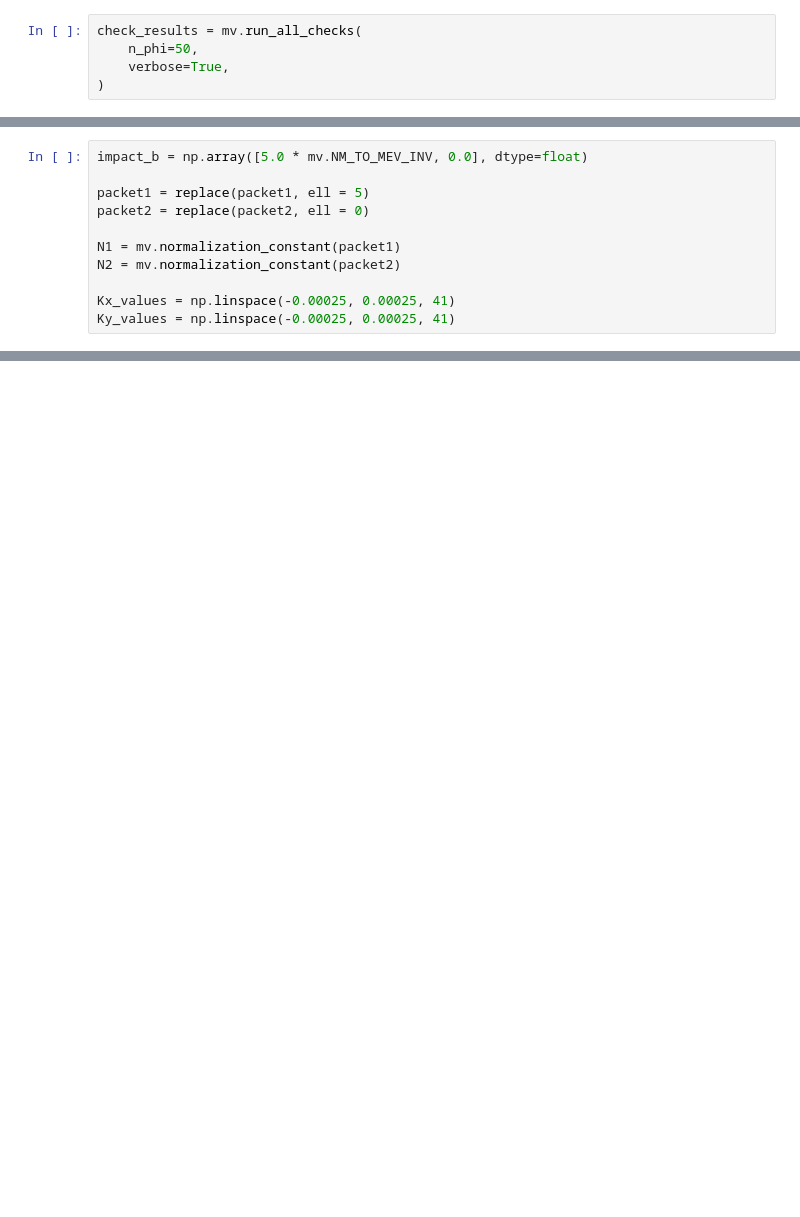
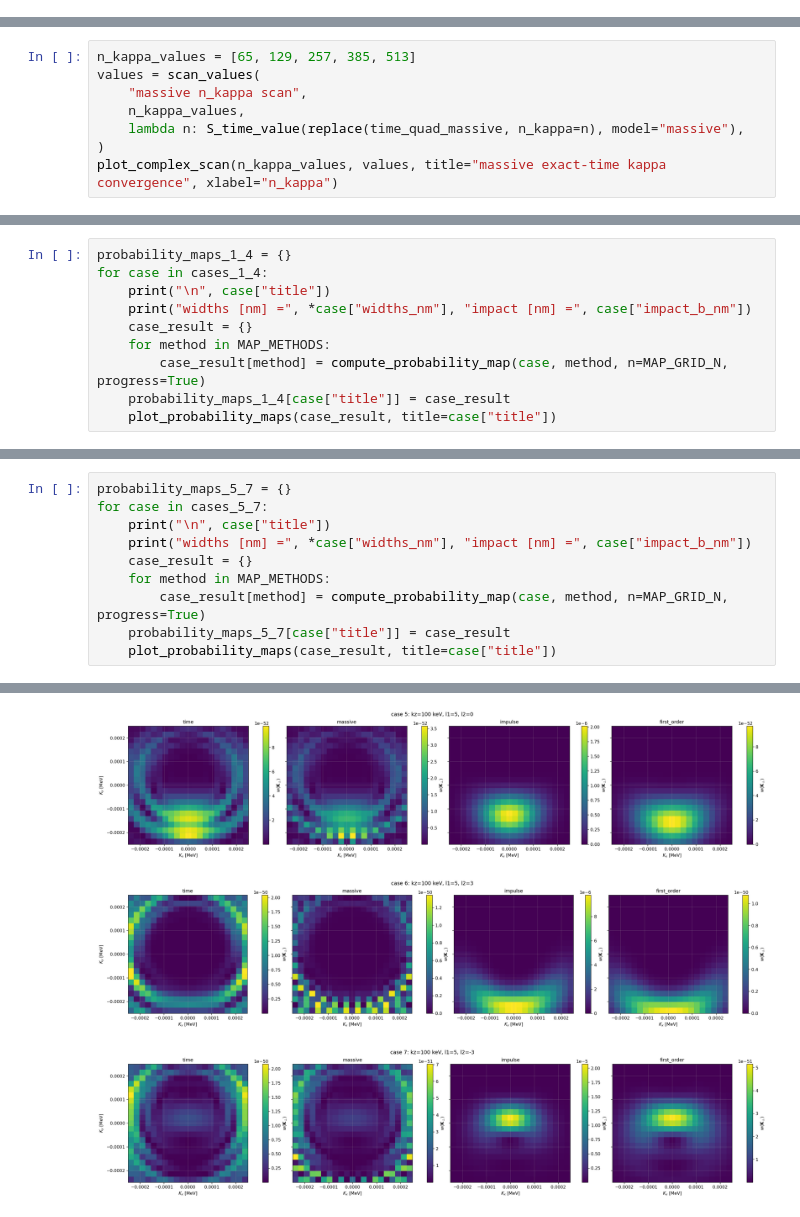
Before and after one commit to Anton-Murtazin/moller_vortex, a Jupyter notebook: analysis_workspace.ipynb, the cells around one changed output, grey strips where cells are left out. Saved outputs shown, nothing was run; the diff lists cells and outputs as text; blank space fills up the shorter version.

```diff
--- a/analysis_workspace.ipynb
+++ b/analysis_workspace.ipynb
@@ -29,5 +0,0 @@ Run these when you want to check that the main analytic and numerical pieces sti
-# %%
-check_results = mv.run_all_checks(
-    n_phi=50,
-    verbose=True,
-)
@@ -1765,11 +0,0 @@ N2 = 4868360.086902977
-# %%
-impact_b = np.array([5.0 * mv.NM_TO_MEV_INV, 0.0], dtype=float)
-
-packet1 = replace(packet1, ell = 5)
-packet2 = replace(packet2, ell = 0)
-
-N1 = mv.normalization_constant(packet1)
-N2 = mv.normalization_constant(packet2)
-
-Kx_values = np.linspace(-0.00025, 0.00025, 41)
-Ky_values = np.linspace(-0.00025, 0.00025, 41)
@@ -2543,0 +774,8 @@ Integrated 16 out of 40 points: b_x = 2.500 nm, <Ky> = 1.560175e+02 eV
+# %%
+n_kappa_values = [65, 129, 257, 385, 513]
+values = scan_values(
+    "massive n_kappa scan",
+    n_kappa_values,
+    lambda n: S_time_value(replace(time_quad_massive, n_kappa=n), model="massive"),
+)
+plot_complex_scan(n_kappa_values, values, title="massive exact-time kappa convergence", xlabel="n_kappa")
@@ -2543,0 +848,10 @@ Integrated 16 out of 40 points: b_x = 2.500 nm, <Ky> = 1.560175e+02 eV
+# %%
+probability_maps_1_4 = {}
+for case in cases_1_4:
+    print("\n", case["title"])
+    print("widths [nm] =", *case["widths_nm"], "impact [nm] =", case["impact_b_nm"])
+    case_result = {}
+    for method in MAP_METHODS:
+        case_result[method] = compute_probability_map(case, method, n=MAP_GRID_N, progress=True)
+    probability_maps_1_4[case["title"]] = case_result
+    plot_probability_maps(case_result, title=case["title"])
@@ -2543,0 +878,11 @@ Integrated 16 out of 40 points: b_x = 2.500 nm, <Ky> = 1.560175e+02 eV
+# %%
+probability_maps_5_7 = {}
+for case in cases_5_7:
+    print("\n", case["title"])
+    print("widths [nm] =", *case["widths_nm"], "impact [nm] =", case["impact_b_nm"])
+    case_result = {}
+    for method in MAP_METHODS:
+        case_result[method] = compute_probability_map(case, method, n=MAP_GRID_N, progress=True)
+    probability_maps_5_7[case["title"]] = case_result
+    plot_probability_maps(case_result, title=case["title"])
+# %% [output]
@@ -2543,0 +906,3 @@ Integrated 16 out of 40 points: b_x = 2.500 nm, <Ky> = 1.560175e+02 eV
+[figure, added]
+[figure, added]
+[figure, added]
```
Also changed, not shown: parts of 98 cells of this notebook, 18 other files.
